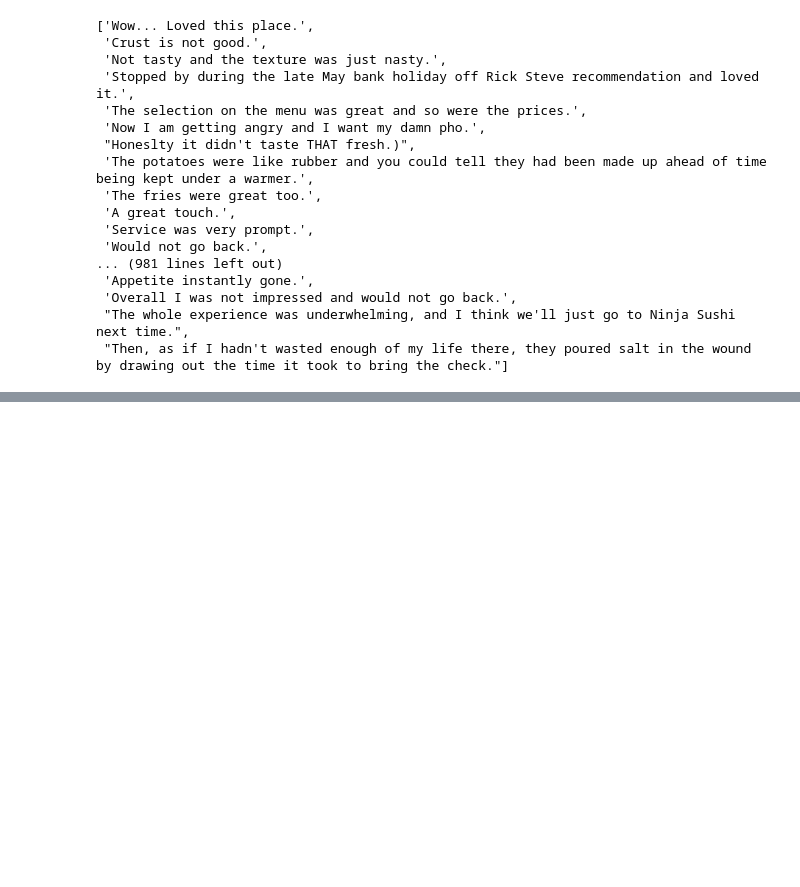
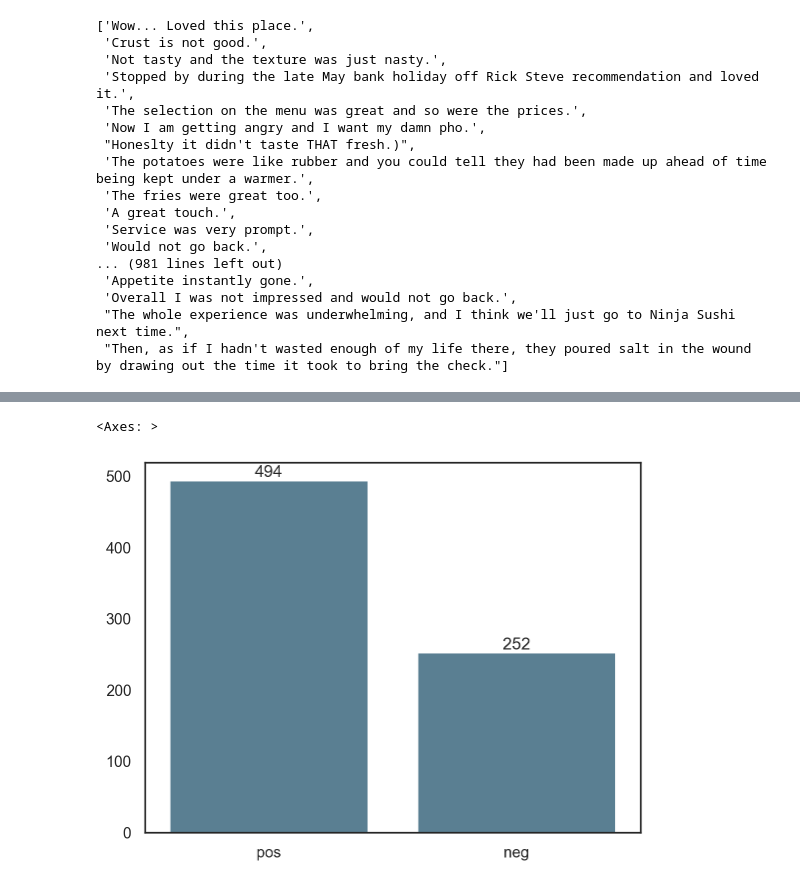
Before and after one commit to MJHendricks/sentiment-analysis, a Jupyter notebook: sentiment_analysis.ipynb, the cells around one changed output, grey strips where cells are left out. Cells and saved outputs as stored; diff of their text form; code cells hidden in the pictures; blank space fills up the shorter version.

```diff
--- a/sentiment_analysis.ipynb
+++ b/sentiment_analysis.ipynb
@@ -85,0 +102,19 @@ line
+# %%
+count_pos = 0
+count_neg = 0
+for sentiment in sentiment_polarity:
+    if sentiment > 0:
+        count_pos += 1
+    elif sentiment < 0:
+        count_neg += 1
+
+bar = sns.barplot(y=[count_pos,count_neg],
+                x=["pos","neg"],
+                color = "#51829B")
+sns.set_style("whitegrid")
+for i in bar.containers:
+    bar.bar_label(i)
+bar
+# %% [output]
+<Axes: >
+[figure, added]
```
Also changed, not shown: parts of 6 cells of this notebook, 1 other file.
